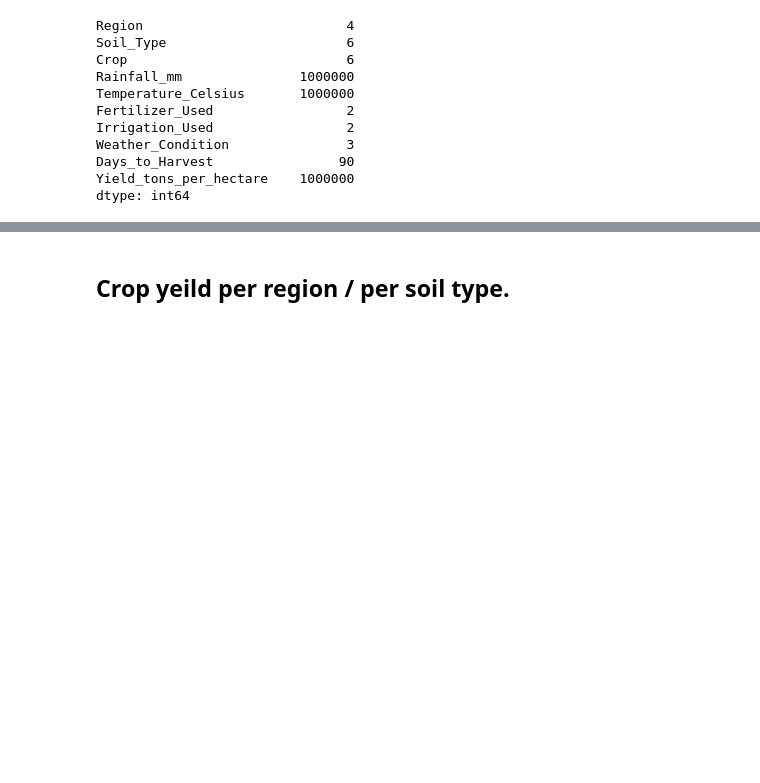
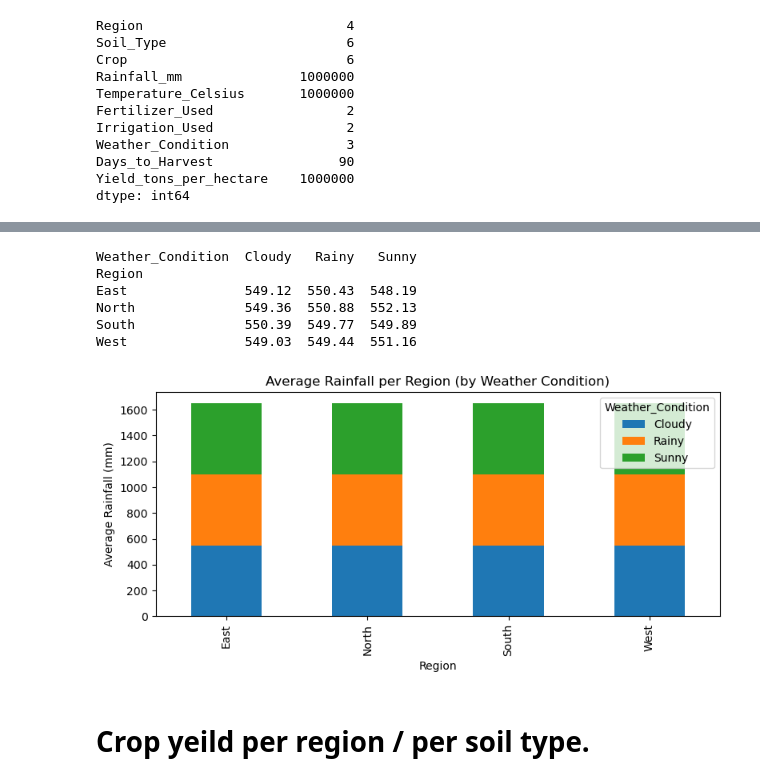
Before and after one commit to SI201-UMich/fall25-project1-Isaiahchonchoramirez, a Jupyter notebook: Project_01.ipynb, the cells around one changed output, grey strips where cells are left out. Drawn from its saved outputs; the diff is of its cells as text; code cells hidden in the pictures; blank space fills up the shorter version.

```diff
--- a/Project_01.ipynb
+++ b/Project_01.ipynb
@@ -66,8 +86,34 @@ dtype: int64
 # %%
 # Columns: Rainfall_mm, Region, Weather_Condition
 # Which region gets the highest yield per mm of rainfall?
+# Calculate average rainfall per region and weather condition
+region_rain = (
+    df.groupby(['Region', 'Weather_Condition'])['Rainfall_mm']
+    .mean()
+    .unstack()
+    .fillna(0)
+)
+
+# Display table
+print(region_rain.round(2))
+
+# Plot
+region_rain.plot(kind='bar', stacked=True, figsize=(8,4))
+plt.title('Average Rainfall per Region (by Weather Condition)')
+plt.ylabel('Average Rainfall (mm)')
+plt.xlabel('Region')
+plt.tight_layout()
+plt.show()
+# %% [output]
+Weather_Condition  Cloudy   Rainy   Sunny
+Region
+East               549.12  550.43  548.19
+North              549.36  550.88  552.13
+South              550.39  549.77  549.89
+West               549.03  549.44  551.16
+[figure, added]
 # %% [markdown]
-## Crop yeild per region / per soil type.
+# Crop yeild per region / per soil type.
 # %%
 # Columns: Yield_tons_per_hectare, Soil_Type, Crop.
 # How does soil type influence the yield for different crops?
```
Also changed, not shown: parts of 12 cells of this notebook.
